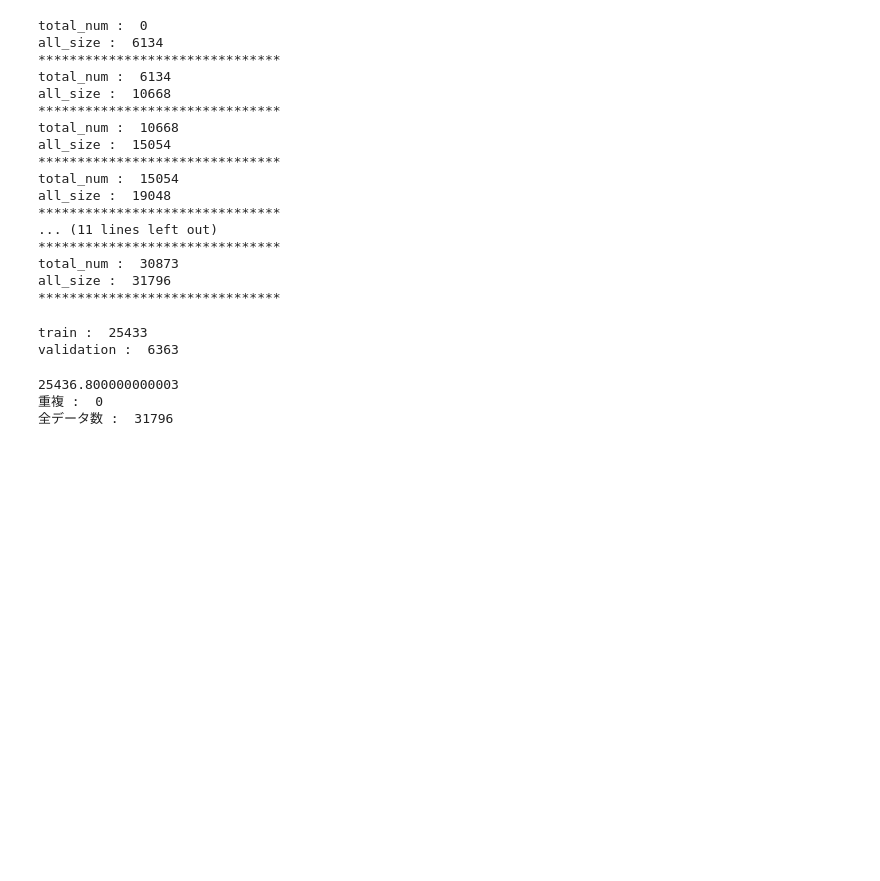
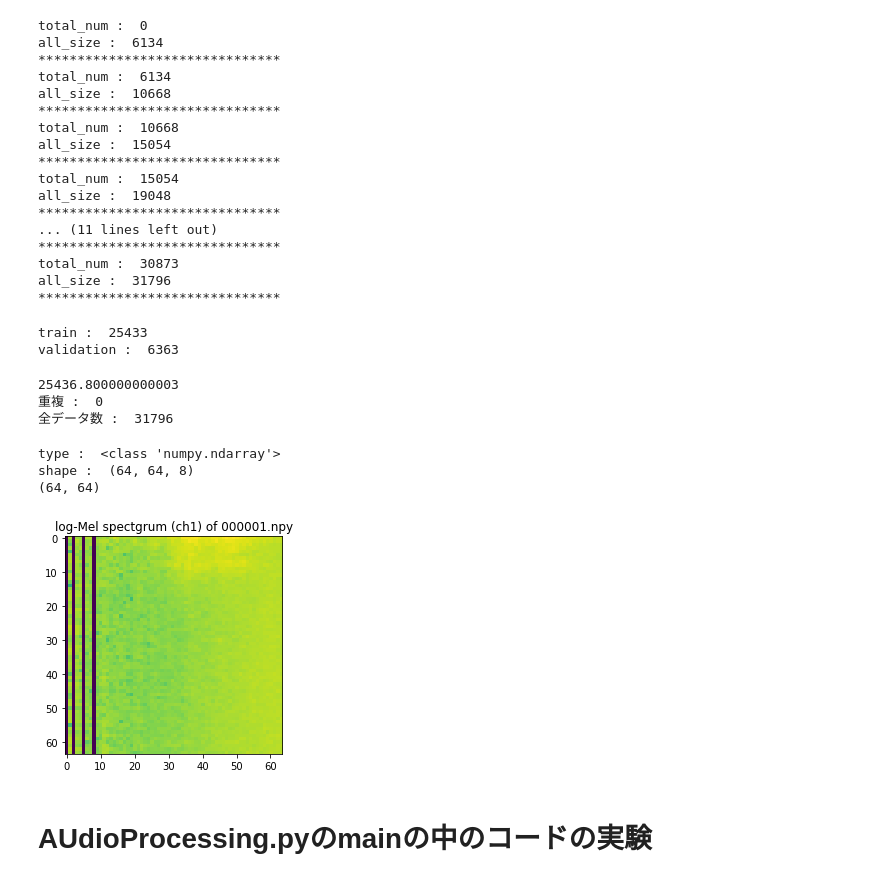
Before and after one commit to taku-mikan/ICPRchallenge2020, a Jupyter notebook: temp.ipynb, the cells around one changed output. Saved outputs shown, nothing was run; the diff lists cells and outputs as text; code cells hidden in the pictures; blank space fills up the shorter version.

Commit message:
practice AudioProcessing main

```diff
--- a/temp.ipynb
+++ b/temp.ipynb
@@ -159,3 +159,29 @@ print("全データ数 : ", len(train_indices)+len(val_indices))
 25436.800000000003
 重複 :  0
 全データ数 :  31796
+# %%
+# mfccを読み込んでみる
+import numpy as np
+import matplotlib.pyplot as plt
+import soundfile as sf
+import librosa.display
+import scipy.io.wavfile
+
+mfcc = np.load("./data/audio/mfcc/000001.npy")
+print("type : ", type(mfcc))
+print("shape : ", mfcc.shape)
+
+mfcc_ch1 = mfcc[:, :, 0]
+print(mfcc_ch1.shape)
+
+plt.title("log-Mel spectgrum (ch1) of 000001.npy")
+plt.imshow(mfcc_ch1)
+# plt.tick_params()
+plt.show()
+# %% [output]
+type :  <class 'numpy.ndarray'>
+shape :  (64, 64, 8)
+(64, 64)
+[figure, added]
+# %% [markdown]
+# AUdioProcessing.pyのmainの中のコードの実験
```
Also changed, not shown: parts of 7 cells of this notebook.
